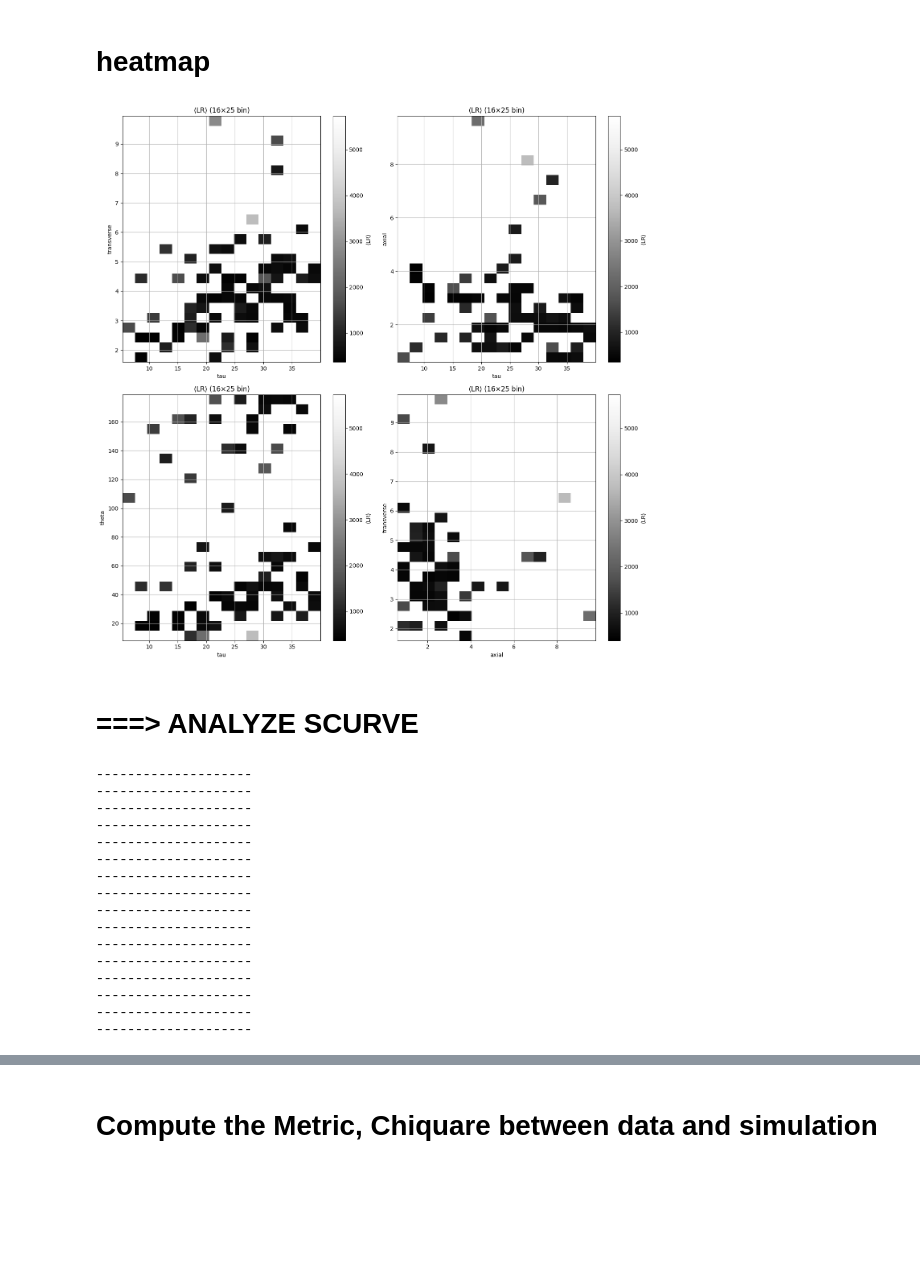
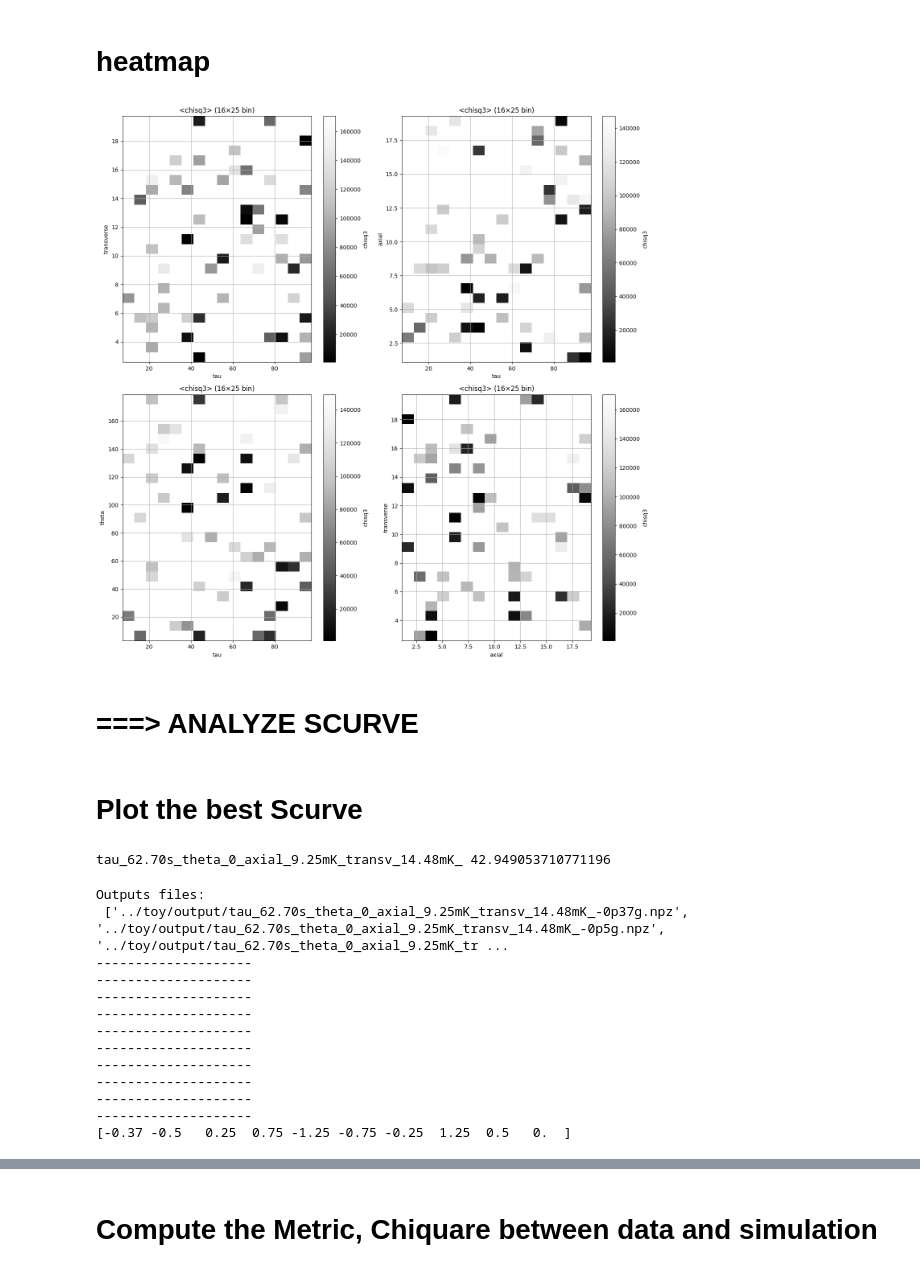
Before and after one commit to Adrianodelvincio/alphag_frequentist_analysis_2025, a Jupyter notebook: comparison_simulation_data/Comparison.ipynb, the cells around one changed output, grey strips where cells are left out. Saved outputs shown, nothing was run; the diff lists cells and outputs as text; code cells hidden in the pictures; blank space fills up the shorter version.

Commit message:
fiexd comparison script. changed the metric: Chisq and LR not normalized by dof

```diff
--- a/comparison_simulation_data/Comparison.ipynb
+++ b/comparison_simulation_data/Comparison.ipynb
@@ -13,8 +14,8 @@ from v1.Utils import ReadTheCsv,ReadTheSpill,append_to_dict
 files = os.listdir("../toy/output/")
 #print(files)
 
-outputs = ["toy/output/" + item for item in files if "0g.npz" in item]
-print(outputs)
+outputs = ["toy/output/" + item for item in files if "0p0g.npz" in item]
+#print(outputs)
 
 simulation_list = {}
 
@@ -189,7 +212,5 @@ toy/output/tau_7.83s_theta_69_axial_9.58mK_transv_7.27mK_0g.npz: LR = 9999999
 # %%
 plt.figure(0, figsize=(14,14))
-
-print(best_for_dataset)
 
 i = 1
 for dataset in list_dataset:
@@ -197,7 +218,7 @@ for dataset in list_dataset:
     ax         = plt.subplot(3, 2, i)
     i += 1
 
-    Time_Simulation, counts, edges = analysis_function("../" + str(simulation[0][0]))
+    Time_Simulation, counts, edges = analysis_function("../" + simulation)
     Event_Distribution, counts, edges = analysis_data("../" + dataset, ZCUTS)
 
     ax.hist(Event_Distribution, bins=50, range=(0,330), density=True,
@@ -212,9 +233,9 @@ ax_text.axis("off")   # niente assi
 
 text = (
     f"Simulation file:\n"
-    f"{simulation[0][0]}\n\n"
+    f"{simulation}\n\n"
     f"Parameter:\n"
-    f"{simulation[0][1]}"
+    f"{simulation_list[best_for_dataset][4]:.0f}"
 )
 
 ax_text.text(
@@ -247,24 +268,18 @@ plt.savefig("simulation_results.png", bbox_inches="tight")
 # %% [markdown]
 # heatmap
 # %%
-import pandas as pd
-import matplotlib.pyplot as plt
-
-# simulation_list = {
-#     "file1.npz": [tau1, theta1, axial1, transverse1, LR1],
-#     "file2.npz": [tau2, theta2, axial2, transverse2, LR2],
-#     ...
-# }
+Metric = "chisq3"
 
 df = pd.DataFrame.from_dict(simulation_list, orient='index',
-                            columns=["tau", "theta", "axial", "transverse", "LR"])
+                            columns=["tau", "theta", "axial", "transverse", "LR", "chisq1", "chisq2", "chisq3", "chisq4"])
 
 
 # Filtra il DataFrame per tau tra 0 e 40
-df = df[(df["tau"] >= 0) & (df["tau"] <= 40) & (df["LR"] <= 99999)]
+df = df[(df["tau"] >= 0) & (df["tau"] <= 200) & (df["LR"] <= 99999)]
 
 # Crea figura con 2x2 subplot
 fig, axes = plt.subplots(2, 2, figsize=(14, 14))
+
 
 # Lista delle coppie di parametri da plottare
 param_pairs = [
@@ -281,12 +296,12 @@ for i, (x_param, y_param) in enumerate(param_pairs):
     mask = (
         np.isfinite(df[x_param]) &
         np.isfinite(df[y_param]) &
-        np.isfinite(df["LR"])
+        np.isfinite(df[Metric])
     )
 
     x = df.loc[mask, x_param].values
     y = df.loc[mask, y_param].values
-    z = df.loc[mask, "LR"].values
+    z = df.loc[mask, Metric].values
 
     # range fissi
     x_range = (x.min(), x.max())
@@ -300,36 +315,36 @@ for i, (x_param, y_param) in enumerate(param_pairs):
         weights=z
     )
 
     counts, _, _ = np.histogram2d(
         x, y,
         bins=[16, 25],
         range=[x_range, y_range]
     )
 
     # FIX: inizializza LR_mean
     LR_mean = np.full_like(LR_sum, np.nan, dtype=float)
 
     LR_mean[counts != 0] = LR_sum[counts != 0] / counts[counts != 0] #print(LR_mean)
     pcm = ax.pcolormesh(
         xedges,
         yedges,
         LR_mean.T,
         cmap="Greys_r",
         shading="auto"
     )
 
     ax.set_xlabel(x_param)
     ax.set_ylabel(y_param)
-    ax.set_title("⟨LR⟩ (16×25 bin)")
+    ax.set_title(f"<{Metric}> (16×25 bin)")
     ax.grid(True)
 
-    fig.colorbar(pcm, ax=ax, label="⟨LR⟩")
+    fig.colorbar(pcm, ax=ax, label=Metric)
 
 #axes[1, 1].axis("off")
 plt.tight_layout()
 plt.show()
 # %% [output]
-[figure, old version]
+[figure, new version]
 # %% [markdown]
 # ===> ANALYZE SCURVE
 # %%
@@ -412,10 +427,21 @@ def get_annihilations(output, bias):
     (A2b, dA2b) = asym(*counts(*windows["A2b"]))
 
     return [A0, A1, A2, A, A0b, A1b, A2b], [dA0, dA1, dA2, dA, dA0b, dA1b, dA2b]
+# %% [markdown]
+# Plot the best Scurve
+# %%
+# x[1][4] : LR
+# x[1][5] : 2 segment
+# x[1][6] : 3 segment
+# x[1][7] : 2 segment boiloff
+# x[1][8] : 3 segment boiloff
+
+best_sim = (sorted(simulation_list.items(), key=lambda x: x[1][8])[:1])[0][0].split("/")[2].replace('0p0g.npz','')
+metric   = (sorted(simulation_list.items(), key=lambda x: x[1][8])[:1])
+print(best_sim, metric[0][1][6])
+# %% [output]
+tau_62.70s_theta_0_axial_9.25mK_transv_14.48mK_ 42.949053710771196
 # %%
-import pandas as pd
-from scipy.optimize import curve_fit
-
 def linear(x,m,q):
     return m*x + q
 
@@ -449,11 +475,11 @@ df_onlywait = pd.read_csv(
 ##################################################
 # SIMULATION, Load the Data
 
-files = os.listdir("../toy/output/output_scurve")
+files = os.listdir("../toy/output/")
 
 # get all the simulation files
-outputs = ["../toy/output/output_scurve/" + item for item in files if ".npz" in item]
-#print("Outputs files: \n", outputs)
+outputs = ["../toy/output/" + item for item in files if ".npz" in item if best_sim in item]
+print("Outputs files: \n", outputs)
 
 simulation_dataset = {}
 
@@ -468,7 +494,7 @@ biases = []
 # get the asymetries for each individual segment
 for output in outputs:
     print("-"*20)
-    bias = output.split("_")[2].replace(".npz","") # get the bias
+    bias = output.split("_")[8].replace(".npz","") # get the bias
     A, dA = get_annihilations(output, bias)
 
     A0.append(A[0])
@@ -510,7 +536,11 @@ dA2 = np.array(dA2)
 dA0b = np.array(dA0)
 dA1b = np.array(dA1b)
 dA2b = np.array(dA2b)
+
+print(biases)
 # %% [output]
+Outputs files:
+ ['../toy/output/tau_62.70s_theta_0_axial_9.25mK_transv_14.48mK_-0p37g.npz', '../toy/output/tau_62.70s_theta_0_axial_9.25mK_transv_14.48mK_-0p5g.npz', '../toy/output/tau_62.70s_theta_0_axial_9.25mK_tr ...
 --------------------
 --------------------
 --------------------
@@ -521,9 +551,4 @@ dA2b = np.array(dA2b)
 --------------------
 --------------------
 --------------------
---------------------
---------------------
---------------------
---------------------
---------------------
---------------------
+[-0.37 -0.5   0.25  0.75 -1.25 -0.75 -0.25  1.25  0.5   0.  ]
```
Also changed, not shown: parts of 9 cells of this notebook, 2 other files.
